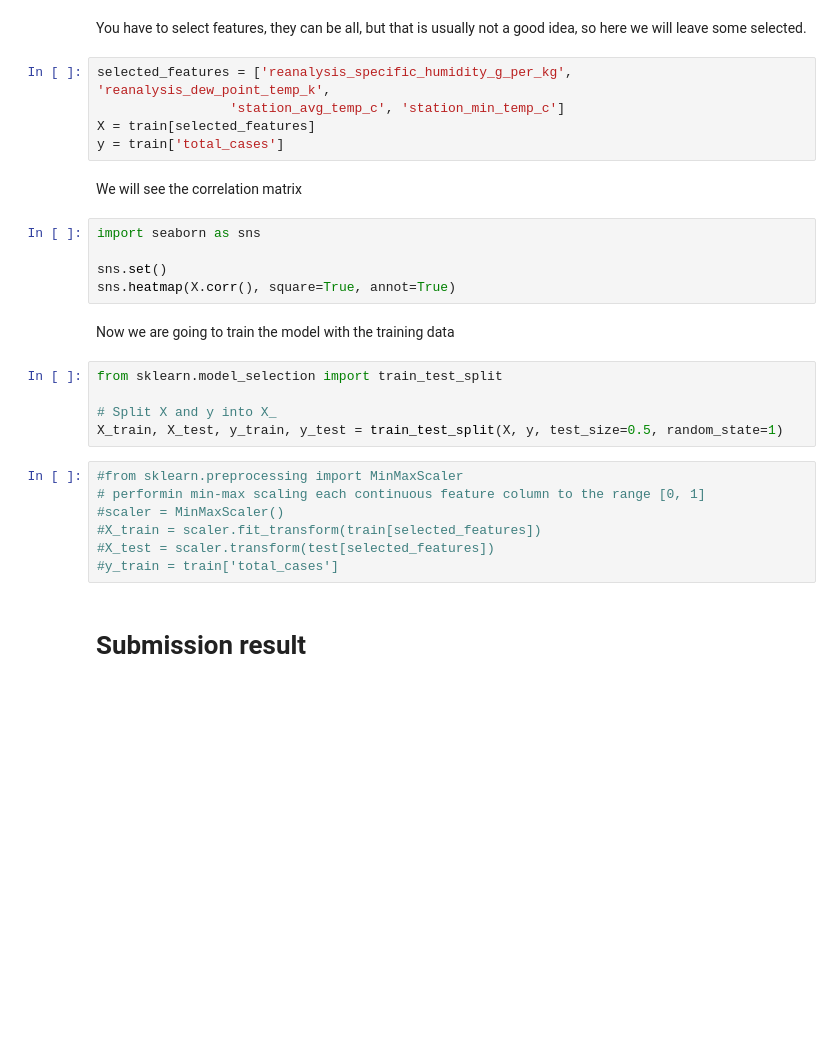
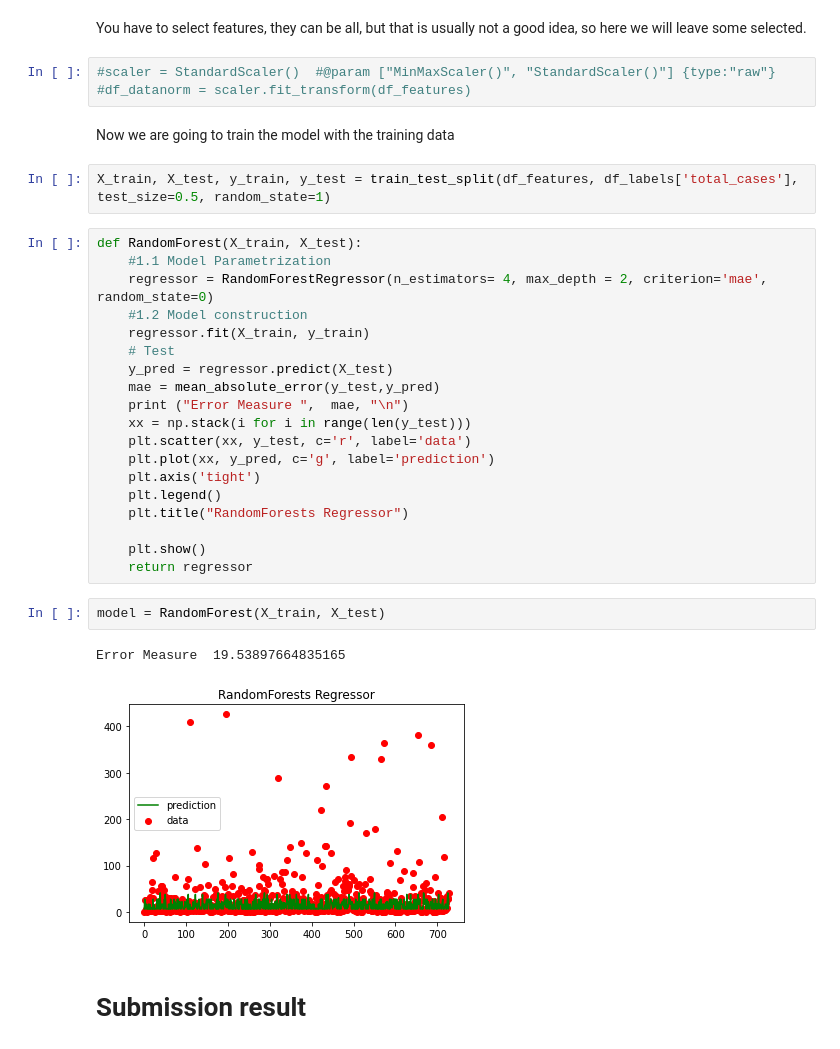
Before and after one commit to sergiobm3/ESI_MachineLearning, a Jupyter notebook: Dengue_RandomForest_algorithm.ipynb, the cells around one changed output. Drawn from its saved outputs; the diff is of its cells as text; blank space fills up the shorter version.

```diff
--- a/Dengue_RandomForest_algorithm.ipynb
+++ b/Dengue_RandomForest_algorithm.ipynb
@@ -218,31 +86,36 @@ test['city_bin'] = lb.fit_transform(test['city'])
 # %% [markdown]
 You have to select features, they can be all, but that is usually not a good idea, so here we will leave some selected.
-# %%
-selected_features = ['reanalysis_specific_humidity_g_per_kg', 'reanalysis_dew_point_temp_k',
-                 'station_avg_temp_c', 'station_min_temp_c']
-X = train[selected_features]
-y = train['total_cases']
-# %% [markdown]
-We will see the correlation matrix
-# %%
-import seaborn as sns
-
-sns.set()
-sns.heatmap(X.corr(), square=True, annot=True)
+# %%
+#scaler = StandardScaler()  #@param ["MinMaxScaler()", "StandardScaler()"] {type:"raw"}
+#df_datanorm = scaler.fit_transform(df_features)
 # %% [markdown]
 Now we are going to train the model with the training data
 # %%
-from sklearn.model_selection import train_test_split
-
-# Split X and y into X_
-X_train, X_test, y_train, y_test = train_test_split(X, y, test_size=0.5, random_state=1)
+X_train, X_test, y_train, y_test = train_test_split(df_features, df_labels['total_cases'], test_size=0.5, random_state=1)
-# %%
-#from sklearn.preprocessing import MinMaxScaler
-# performin min-max scaling each continuous feature column to the range [0, 1]
-#scaler = MinMaxScaler()
-#X_train = scaler.fit_transform(train[selected_features])
-#X_test = scaler.transform(test[selected_features])
-#y_train = train['total_cases']
+# %%
+def RandomForest(X_train, X_test):
+    #1.1 Model Parametrization
+    regressor = RandomForestRegressor(n_estimators= 4, max_depth = 2, criterion='mae', random_state=0)
+    #1.2 Model construction
+    regressor.fit(X_train, y_train)
+    # Test
+    y_pred = regressor.predict(X_test)
+    mae = mean_absolute_error(y_test,y_pred)
+    print ("Error Measure ",  mae, "\n")
+    xx = np.stack(i for i in range(len(y_test)))
+    plt.scatter(xx, y_test, c='r', label='data')
+    plt.plot(xx, y_pred, c='g', label='prediction')
+    plt.axis('tight')
+    plt.legend()
+    plt.title("RandomForests Regressor")
+
+    plt.show()
+    return regressor
+# %%
+model = RandomForest(X_train, X_test)
+# %% [output]
+Error Measure  19.53897664835165
+[figure, added]
 # %% [markdown]
 # Submission result
 # %% [markdown]
```
Also changed, not shown: parts of 36 cells of this notebook.
